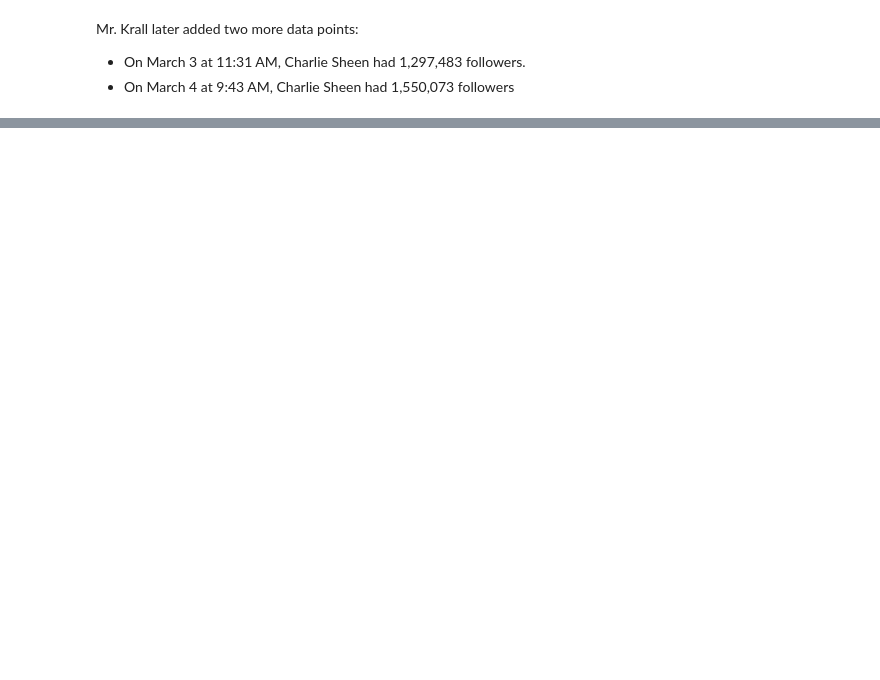
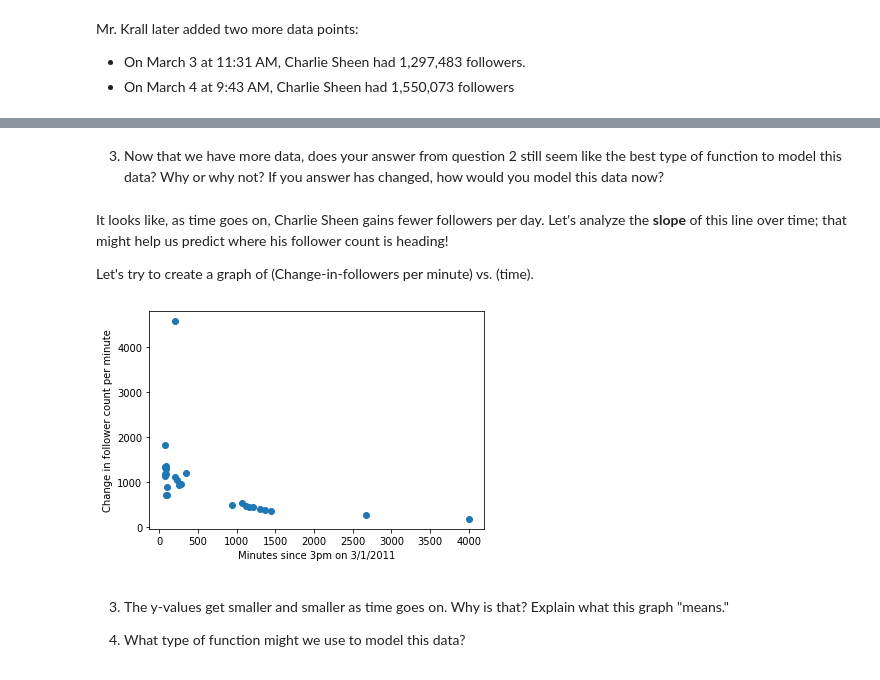
Before and after one commit to majadirks/nhs_teaching, a Jupyter notebook: charlie_sheen.ipynb, the cells around one changed output, grey strips where cells are left out. Drawn from its saved outputs; the diff is of its cells as text; code cells hidden in the pictures; blank space fills up the shorter version.

```diff
--- a/charlie_sheen.ipynb
+++ b/charlie_sheen.ipynb
@@ -113,0 +158,29 @@ plt.show()
+# %% [markdown]
+3. Now that we have more data, does your answer from question 2 still seem like the best type of function to model this data? Why or why not? If you answer has changed, how would you model this data now?
+# %% [markdown]
+It looks like, as time goes on, Charlie Sheen gains fewer followers per day. Let's analyze the **slope** of this line over time; that might help us predict where his follower count is heading!
+
+Let's try to create a graph of  (Change-in-followers per minute) vs. (time).
+# %%
+#@title Press the "Play" button to see how the slope (change-in-followers per minute) changes over time
+DELTAS = "Change in Followers"
+CHANGE_PER_MIN = "Change in Followers Per Minute"
+# DELTAS = current follower count - previous follower count
+follower_data[DELTAS] = follower_data[FOLLOWERS] -\
+                         follower_data[FOLLOWERS].shift(1)
+# CHANGE_PER_MIN = change in followers / minutes elapsed since last measurement
+follower_data[CHANGE_PER_MIN] = follower_data[DELTAS].div(
+    follower_data[MINS_ELAPSED] - follower_data[MINS_ELAPSED].shift(1))
+# Plot the slopes
+plt.plot(follower_data[MINS_ELAPSED],
+         follower_data[CHANGE_PER_MIN],
+         'o')
+plt.xlabel("Minutes since 3pm on 3/1/2011")
+plt.ylabel("Change in follower count per minute")
+plt.show()
+# %% [output]
+[figure, added]
+# %% [markdown]
+3. The y-values get smaller and smaller as time goes on. Why is that? Explain what this graph "means."
+
+4. What type of function might we use to model this data?
```
Also changed, not shown: parts of 6 cells of this notebook.
